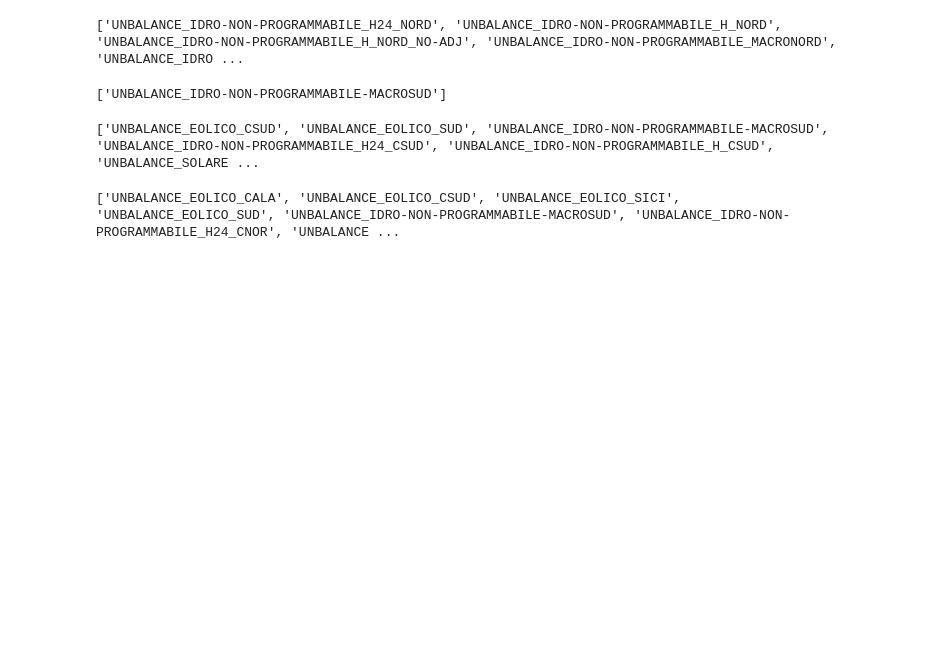
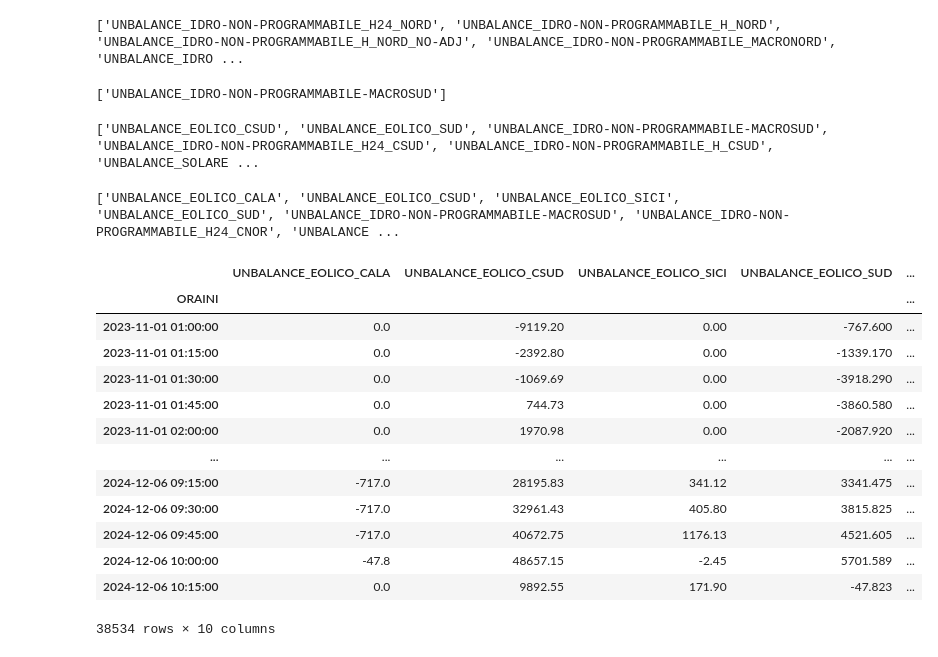
Before and after one commit to samueledelia/Italian-imbalance-forecasting, a Jupyter notebook: notebook/data_exploration/portfolio_imbalance.ipynb, the cells around one changed output. Drawn from its saved outputs; the diff is of its cells as text; code cells hidden in the pictures; blank space fills up the shorter version.

Commit message:
Add E. portfolio MacroSud

```diff
--- a/notebook/data_exploration/portfolio_imbalance.ipynb
+++ b/notebook/data_exploration/portfolio_imbalance.ipynb
@@ -98,3 +98,33 @@ print(sud_columns)
 print(power_curve.columns.tolist())
 # %% [output]
 ['UNBALANCE_EOLICO_CALA', 'UNBALANCE_EOLICO_CSUD', 'UNBALANCE_EOLICO_SICI', 'UNBALANCE_EOLICO_SUD', 'UNBALANCE_IDRO-NON-PROGRAMMABILE-MACROSUD', 'UNBALANCE_IDRO-NON-PROGRAMMABILE_H24_CNOR', 'UNBALANCE ...
+# %%
+msud_power_curve = power.pivot(index='TIMESTAMP', columns='SOURCE_ZONE', values='UNBALANCE_kW')
+
+# Rename columns for clarity (optional, if needed)
+msud_power_curve.columns = [f"UNBALANCE_{col}" for col in msud_power_curve.columns]
+
+# Display the resulting DataFrame
+msud_power_curve = msud_power_curve.resample('15min').sum()
+#msud_power_curve = msud_power_curve.resample('H').sum()
+
+msud_power_curve = msud_power_curve[["UNBALANCE_EOLICO_CALA", "UNBALANCE_EOLICO_CSUD", "UNBALANCE_EOLICO_SICI", "UNBALANCE_EOLICO_SUD", "UNBALANCE_IDRO-NON-PROGRAMMABILE-MACROSUD", "UNBALANCE_SOLARE_CNOR", "UNBALANCE_SOLARE_CSUD", "UNBALANCE_SOLARE_SARD", "UNBALANCE_SOLARE_SICI", "UNBALANCE_SOLARE_SUD"]]
+
+msud_power_curve = msud_power_curve.rename_axis("ORAINI")
+
+msud_power_curve
+# %% [output]
+|  | UNBALANCE_EOLICO_CALA | UNBALANCE_EOLICO_CSUD | UNBALANCE_EOLICO_SICI | UNBALANCE_EOLICO_SUD | ... |
+| ORAINI |  |  |  |  | ... |
+| 2023-11-01 01:00:00 | 0.0 | -9119.20 | 0.00 | -767.600 | ... |
+| 2023-11-01 01:15:00 | 0.0 | -2392.80 | 0.00 | -1339.170 | ... |
+| 2023-11-01 01:30:00 | 0.0 | -1069.69 | 0.00 | -3918.290 | ... |
+| 2023-11-01 01:45:00 | 0.0 | 744.73 | 0.00 | -3860.580 | ... |
+| 2023-11-01 02:00:00 | 0.0 | 1970.98 | 0.00 | -2087.920 | ... |
+| ... | ... | ... | ... | ... | ... |
+| 2024-12-06 09:15:00 | -717.0 | 28195.83 | 341.12 | 3341.475 | ... |
+| 2024-12-06 09:30:00 | -717.0 | 32961.43 | 405.80 | 3815.825 | ... |
+| 2024-12-06 09:45:00 | -717.0 | 40672.75 | 1176.13 | 4521.605 | ... |
+| 2024-12-06 10:00:00 | -47.8 | 48657.15 | -2.45 | 5701.589 | ... |
+| 2024-12-06 10:15:00 | 0.0 | 9892.55 | 171.90 | -47.823 | ... |
+38534 rows × 10 columns
```
Also changed, not shown: parts of 6 cells of this notebook, 8 other files.
